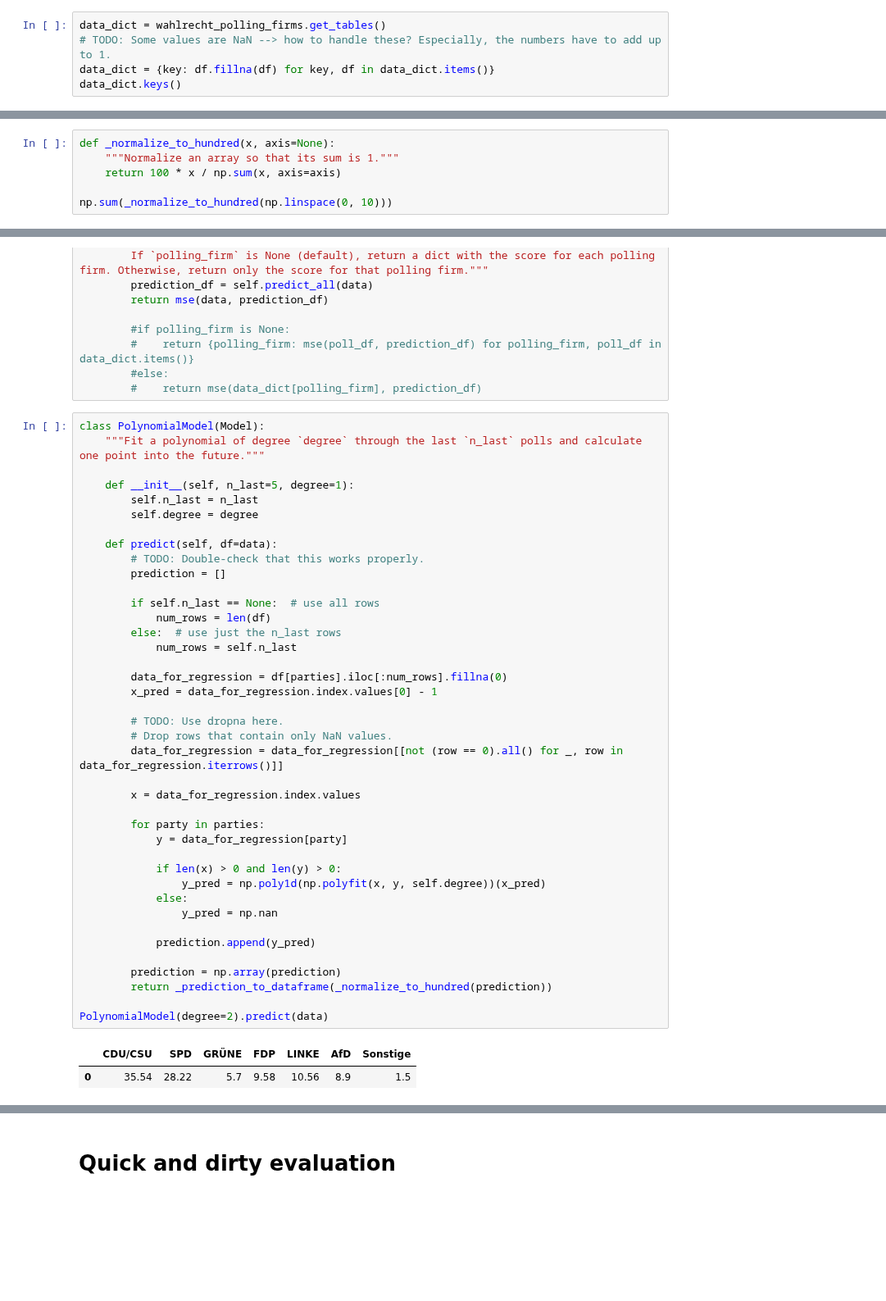
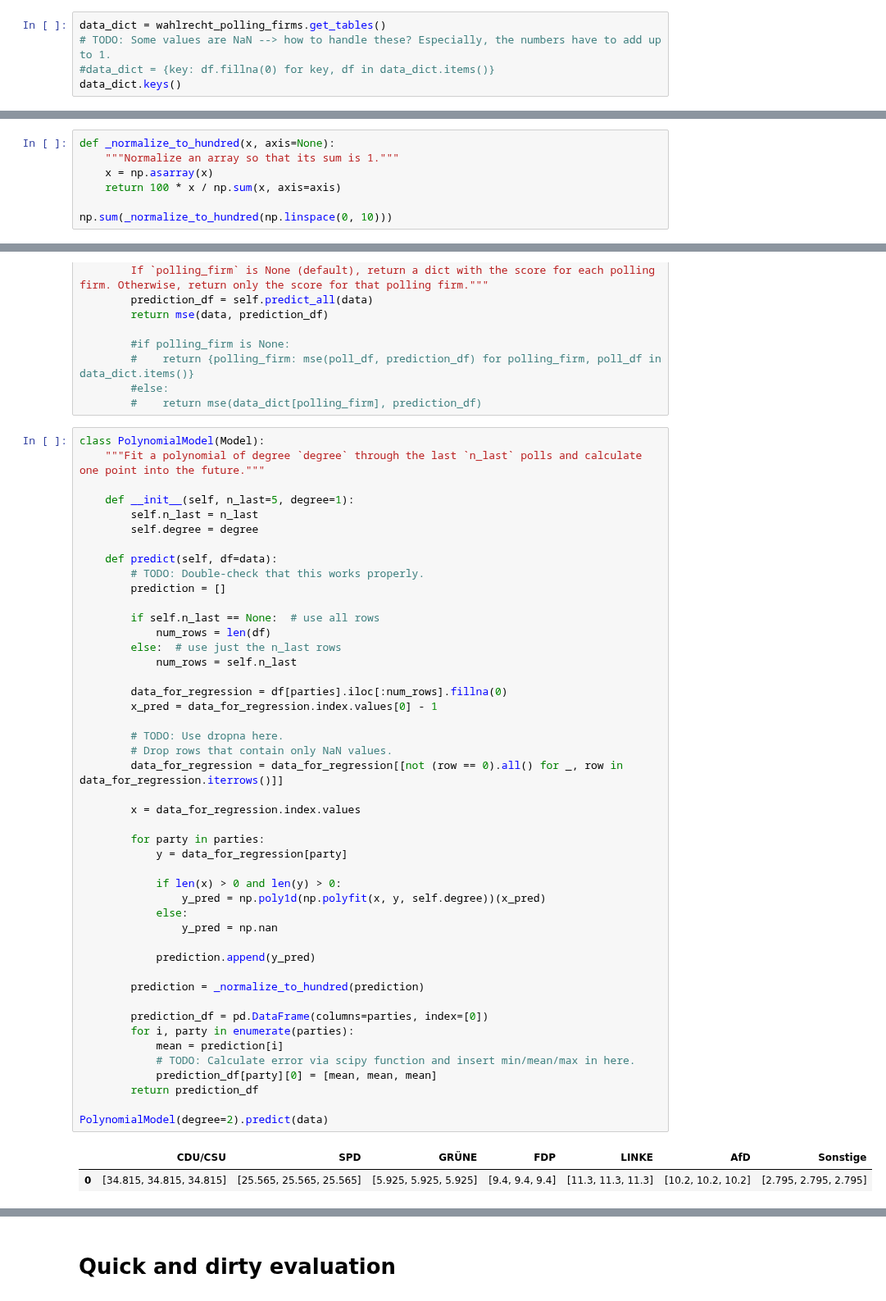
Before and after one commit to daveh19/foxy-predictor, a Jupyter notebook: models/models.ipynb, the cells around one changed output, grey strips where cells are left out. Shown at 82% size. Cells and saved outputs as stored; diff of their text form; blank space fills up the shorter version.

```diff
--- a/models/models.ipynb
+++ b/models/models.ipynb
@@ -50,7 +52,7 @@ parties = ['CDU/CSU', 'SPD', 'GRÜNE', 'FDP', 'LINKE', 'AfD', 'Sonstige']
 # %%
 data_dict = wahlrecht_polling_firms.get_tables()
 # TODO: Some values are NaN --> how to handle these? Especially, the numbers have to add up to 1.
-data_dict = {key: df.fillna(df) for key, df in data_dict.items()}
+#data_dict = {key: df.fillna(0) for key, df in data_dict.items()}
 data_dict.keys()
 # %% [output]
 dict_keys(['allensbach', 'emnid', 'forsa', 'politbarometer', 'gms', 'dimap', 'insa'])
@@ -100,6 +102,7 @@ data
 # %%
 def _normalize_to_hundred(x, axis=None):
     """Normalize an array so that its sum is 1."""
+    x = np.asarray(x)
     return 100 * x / np.sum(x, axis=axis)
 
 np.sum(_normalize_to_hundred(np.linspace(0, 10)))
@@ -173,36 +176,42 @@ class PolynomialModel(Model):
         prediction = []
 
         if self.n_last == None:  # use all rows
             num_rows = len(df)
         else:  # use just the n_last rows
             num_rows = self.n_last
 
         data_for_regression = df[parties].iloc[:num_rows].fillna(0)
         x_pred = data_for_regression.index.values[0] - 1
 
         # TODO: Use dropna here.
         # Drop rows that contain only NaN values.
         data_for_regression = data_for_regression[[not (row == 0).all() for _, row in data_for_regression.iterrows()]]
 
         x = data_for_regression.index.values
 
         for party in parties:
             y = data_for_regression[party]
 
             if len(x) > 0 and len(y) > 0:
                 y_pred = np.poly1d(np.polyfit(x, y, self.degree))(x_pred)
             else:
                 y_pred = np.nan
 
             prediction.append(y_pred)
 
-        prediction = np.array(prediction)
-        return _prediction_to_dataframe(_normalize_to_hundred(prediction))
+        prediction = _normalize_to_hundred(prediction)
+
+        prediction_df = pd.DataFrame(columns=parties, index=[0])
+        for i, party in enumerate(parties):
+            mean = prediction[i]
+            # TODO: Calculate error via scipy function and insert min/mean/max in here.
+            prediction_df[party][0] = [mean, mean, mean]
+        return prediction_df
 
 PolynomialModel(degree=2).predict(data)
 # %% [output]
 |  | CDU/CSU | SPD | GRÜNE | FDP | LINKE | AfD | Sonstige |
-| 0 | 35.54 | 28.22 | 5.7 | 9.58 | 10.56 | 8.9 | 1.5 |
+| 0 | [34.815, 34.815, 34.815] | [25.565, 25.565, 25.565] | [5.925, 5.925, 5.925] | [9.4, 9.4, 9.4] | [11.3, 11.3, 11.3] | [10.2, 10.2, 10.2] | [2.795, 2.795, 2.795] |
 # %%
 class LinearModel(PolynomialModel):
     """Fit a line through the last `n_last` polls and calculate one point into the future."""
```
Also changed, not shown: parts of 11 cells of this notebook.
